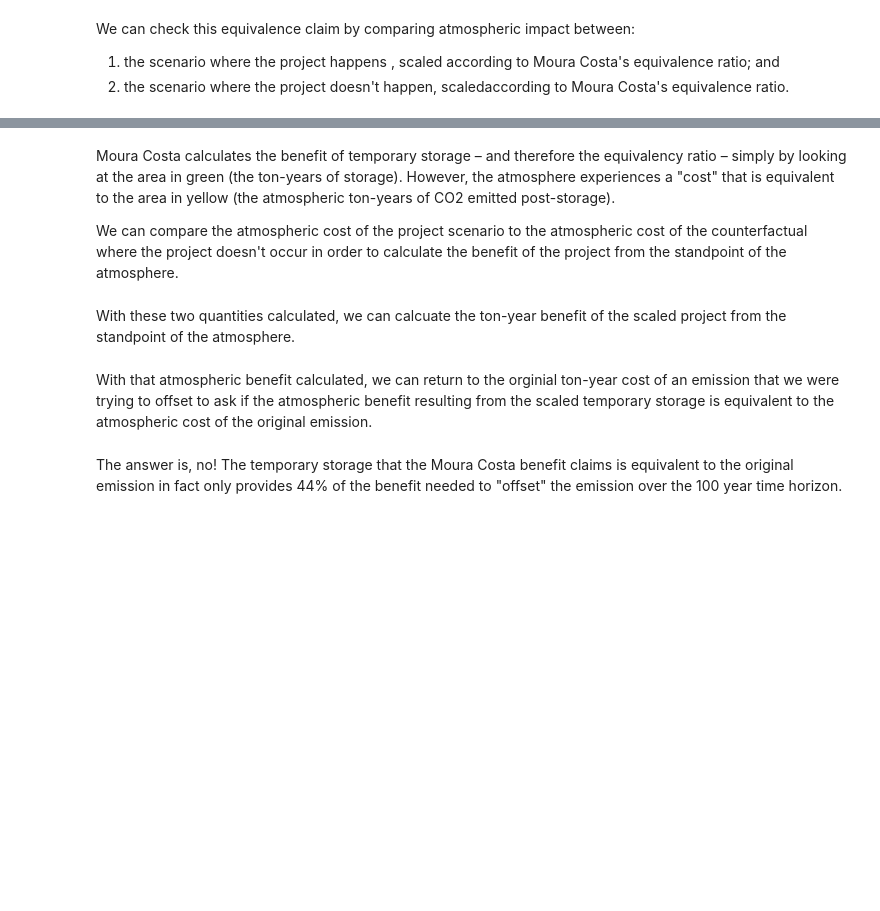
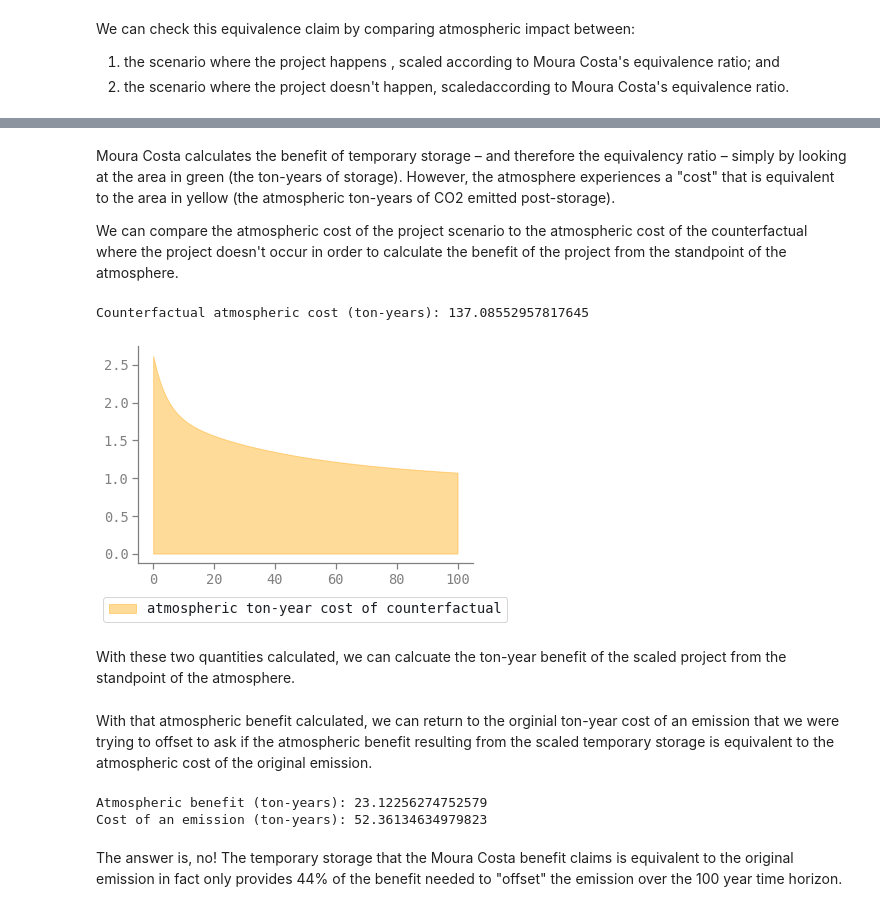
Before and after one commit to carbonplan/ton-year, a Jupyter notebook: notebooks/mc-equivalency-claim.ipynb, the cells around one changed output, grey strips where cells are left out. Saved outputs shown, nothing was run; the diff lists cells and outputs as text; code cells hidden in the pictures; blank space fills up the shorter version.

```diff
--- a/notebooks/mc-equivalency-claim.ipynb
+++ b/notebooks/mc-equivalency-claim.ipynb
@@ -34,7 +32,5 @@ emission altogether.
 # %%
-mc = tonyear.calculate_tonyears(
-    "mc", joos_2013, time_horizon, delay, discount_rate
-)
+mc = tonyear.calculate_tonyears("mc", joos_2013, time_horizon, delay, discount_rate)
 print("Cost of emission (ton-years): " + str(mc["baseline_atm_cost"]))
 print("Benefit (ton-years): " + str(mc["benefit"]))
 print("Equivalence ratio: " + str(mc["num_for_equivalence"]))
@@ -54,7 +53,5 @@ scaled_project_scenario = np.concatenate(
     )
 )
 
-scaled_counterfactual = (joos_2013 * mc["num_for_equivalence"])[
-    0 : time_horizon + 1
-]
+scaled_counterfactual = (joos_2013 * mc["num_for_equivalence"])[0 : time_horizon + 1]
 # %% [markdown]
@@ -93,44 +92,46 @@ print("Atmsopheric cost (ton-years): " + str(project_atm_cost))
 # %% [markdown]
-Moura Costa calculates the benefit of temporary storage – and therefore the
-equivalency ratio – simply by looking at the area in green (the ton-years of
-storage). However, the atmosphere experiences a "cost" that is equivalent to the
-area in yellow (the atmospheric ton-years of CO2 emitted post-storage).
+Moura Costa calculates the benefit of temporary storage – and therefore the equivalency ratio –
+simply by looking at the area in green (the ton-years of storage). However, the atmosphere
+experiences a "cost" that is equivalent to the area in yellow (the atmospheric ton-years of CO2
+emitted post-storage).
 
-We can compare the atmospheric cost of the project scenario to the atmospheric
-cost of the counterfactual where the project doesn't occur in order to calculate
-the benefit of the project from the standpoint of the atmosphere.
+We can compare the atmospheric cost of the project scenario to the atmospheric cost of the
+counterfactual where the project doesn't occur in order to calculate the benefit of the project from
+the standpoint of the atmosphere.
 # %%
 plot = plt.fill_between(
     t[: len(scaled_counterfactual)],
     scaled_counterfactual,
     color="orange",
     alpha=0.4,
     label="atmospheric ton-year cost of counterfactual",
 )
 
 plt.legend(loc="lower center", bbox_to_anchor=(0.5, -0.3))
 
 counterfactual_atm_cost = np.trapz(scaled_counterfactual)
-print(
-    "Counterfactual atmospheric cost (ton-years): "
-    + str(counterfactual_atm_cost)
-)
+print("Counterfactual atmospheric cost (ton-years): " + str(counterfactual_atm_cost))
+# %% [output]
+Counterfactual atmospheric cost (ton-years): 137.08552957817645
+[figure, added]
 # %% [markdown]
-With these two quantities calculated, we can calcuate the ton-year benefit of
-the scaled project from the standpoint of the atmosphere.
+With these two quantities calculated, we can calcuate the ton-year benefit of the scaled project
+from the standpoint of the atmosphere.
 # %%
 atm_benefit = counterfactual_atm_cost - project_atm_cost
 # %% [markdown]
-With that atmospheric benefit calculated, we can return to the orginial ton-year
-cost of an emission that we were trying to offset to ask if the atmospheric
-benefit resulting from the scaled temporary storage is equivalent to the
-atmospheric cost of the original emission.
+With that atmospheric benefit calculated, we can return to the orginial ton-year cost of an emission
+that we were trying to offset to ask if the atmospheric benefit resulting from the scaled temporary
+storage is equivalent to the atmospheric cost of the original emission.
 # %%
 print("Atmospheric benefit (ton-years): " + str(atm_benefit))
 print("Cost of an emission (ton-years): " + str(mc["baseline_atm_cost"]))
+# %% [output]
+Atmospheric benefit (ton-years): 23.12256274752579
+Cost of an emission (ton-years): 52.36134634979823
 # %% [markdown]
-The answer is, no! The temporary storage that the Moura Costa benefit claims is
-equivalent to the original emission in fact only provides 44% of the benefit
-needed to "offset" the emission over the 100 year time horizon.
+The answer is, no! The temporary storage that the Moura Costa benefit claims is equivalent to the
+original emission in fact only provides 44% of the benefit needed to "offset" the emission over the
+100 year time horizon.
 # %%
 round(atm_benefit / mc["baseline_atm_cost"], 2)
```
Also changed, not shown: parts of 8 cells of this notebook, 1 other file.
